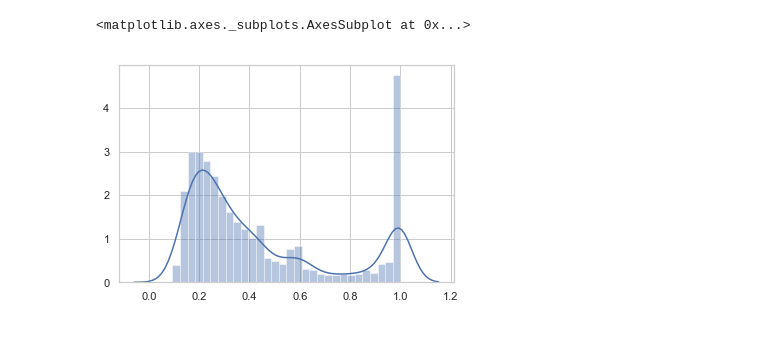
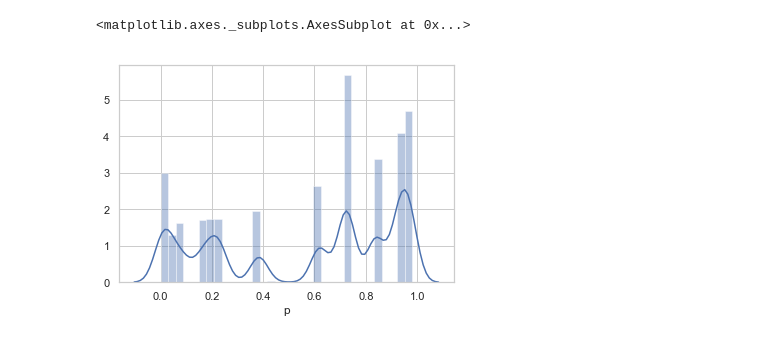
Before and after one commit to isaacOnline/headline-parser, a Jupyter notebook: lstm.ipynb, the cells around one changed output. Saved outputs shown, nothing was run; the diff lists cells and outputs as text; code cells hidden in the pictures.

Commit message:
Playing with chi2 weights.

```diff
--- a/lstm.ipynb
+++ b/lstm.ipynb
@@ -37,2 +45,8 @@ KeyboardInterrupt:
+# %%
+X = dv.fit_transform(X)
+# %%
+feature_names = np.array(dv.get_feature_names())
+# %%
+scores, p = chi2(X, y)
 # %%
-df = pd.DataFrame(rows, columns=('domain', 'span', 'pred', 'weight'))
+df = pd.DataFrame(list(zip(feature_names, scores, p)), columns=('span', 'chi', 'p'))
@@ -39,5 +101,5 @@ df = pd.DataFrame(rows, columns=('domain', 'span', 'pred', 'weight'))
 # %%
-sns.distplot(weights, 30)
+sns.distplot(df.p)
 # %% [output]
 <matplotlib.axes._subplots.AxesSubplot at 0x...>
-[figure, old version]
+[figure, new version]
```
Also changed, not shown: parts of 23 cells of this notebook, 2 other files.
